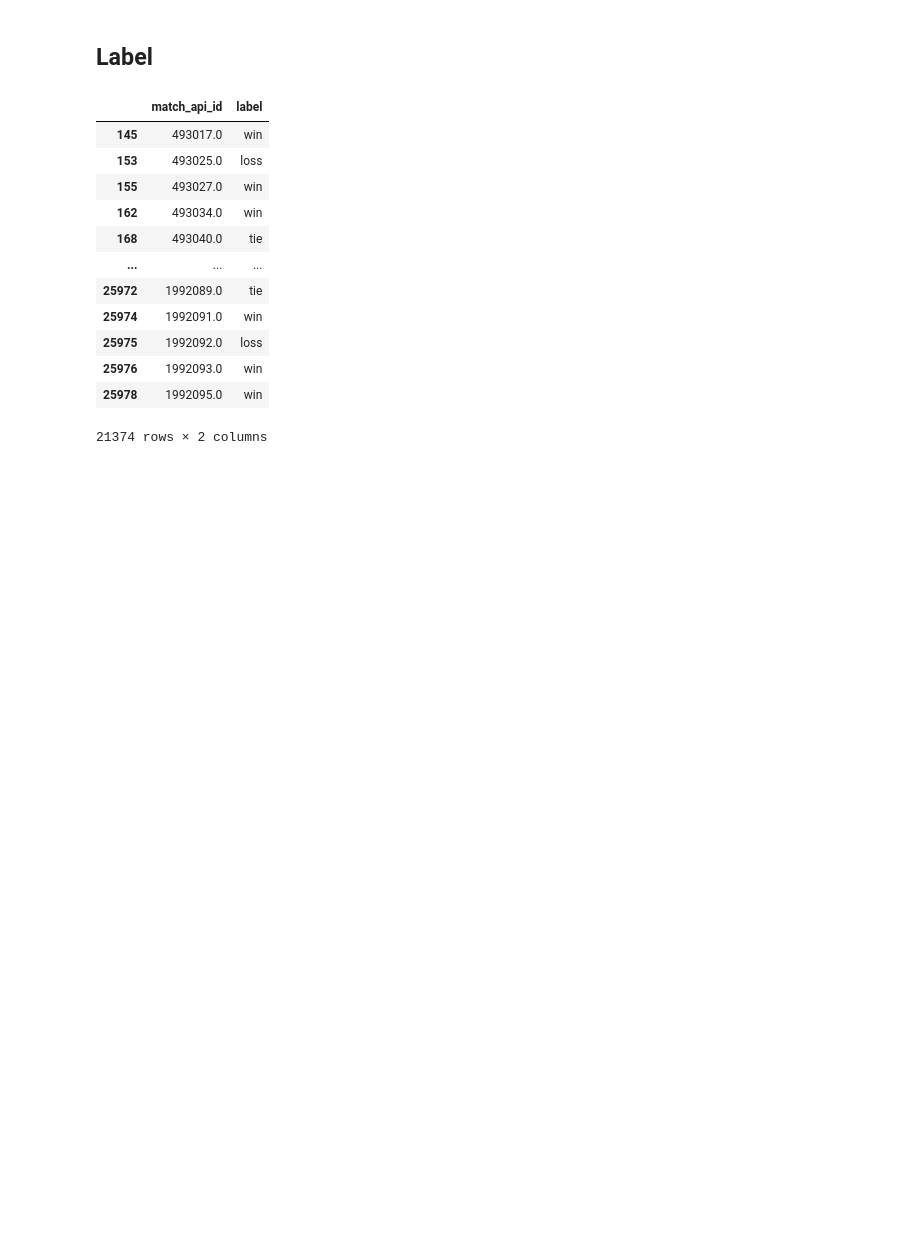
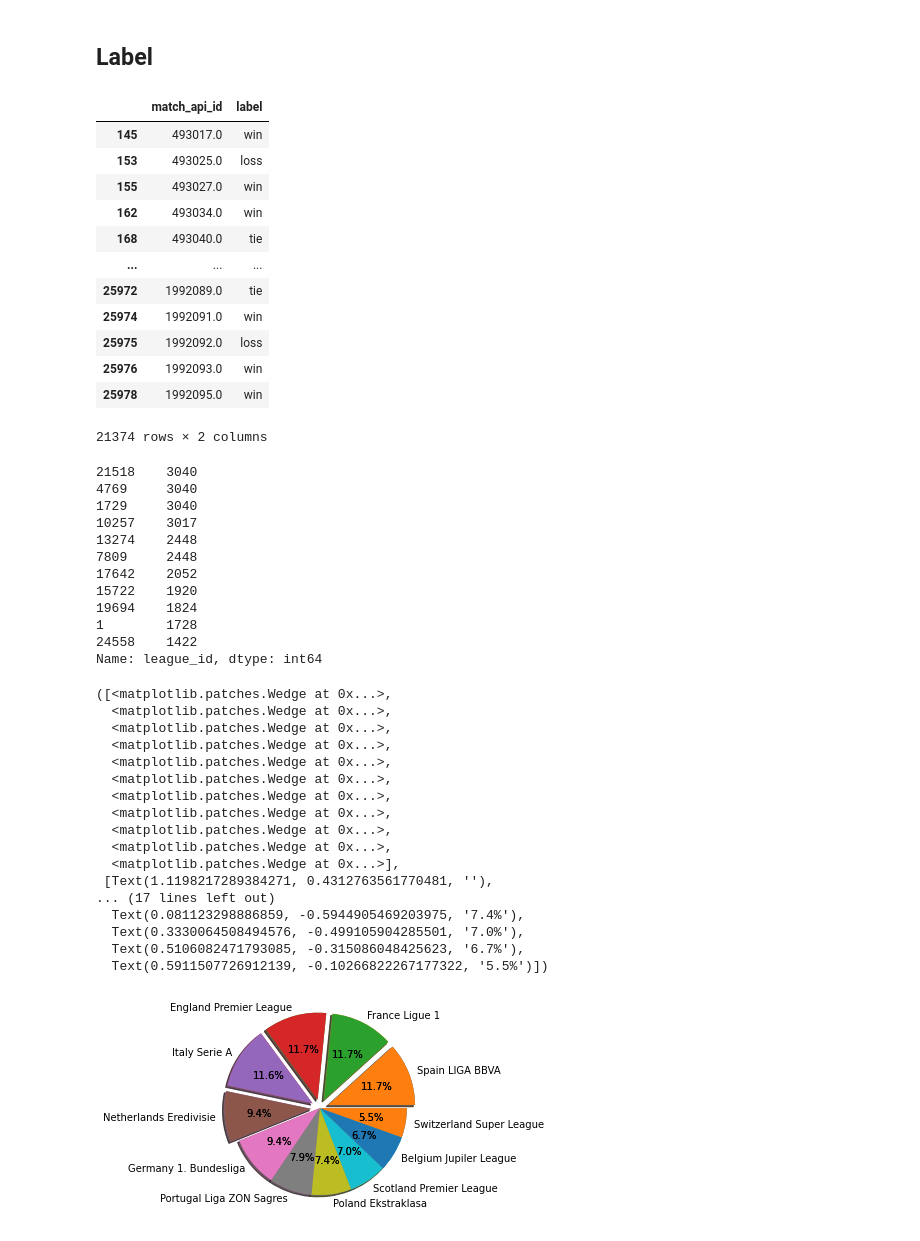
Before and after one commit to yahsiuhsieh/european-soccer, a Jupyter notebook: european_soccer.ipynb, the cells around one changed output. Drawn from its saved outputs; the diff is of its cells as text; code cells hidden in the pictures; blank space fills up the shorter version.

Commit message:
test plot

```diff
--- a/european_soccer.ipynb
+++ b/european_soccer.ipynb
@@ -206,3 +203,49 @@ labels
 | 25976 | 1992093.0 | win |
 | 25978 | 1992095.0 | win |
 21374 rows × 2 columns
+# %%
+df_match = pd.read_sql("SELECT * FROM Match", data)
+pie_match=df_match['league_id'].value_counts()#ndarray
+dict_pie_match=dict(pie_match)
+print(pie_match)
+df_league_name=pd.read_sql("SELECT id,name FROM League", data)
+list_label=["Spain LIGA BBVA","France Ligue 1","England Premier League",\
+            "Italy Serie A","Netherlands Eredivisie","Germany 1. Bundesliga",\
+            "Portugal Liga ZON Sagres","Poland Ekstraklasa",\
+            "Scotland Premier League","Belgium Jupiler League",\
+            "Switzerland Super League"]
+plt.pie(pie_match,labels=list_label,shadow=True,\
+        explode=(0.1,0.1,0.1,0.1,0.1,0,0,0,0,0,0),autopct="%1.1F%%")
+plt.pie(pie_match,shadow=True,\
+        explode=(0.1,0.1,0.1,0.1,0.1,0,0,0,0,0,0),autopct="%1.1F%%")
+# %% [output]
+21518    3040
+4769     3040
+1729     3040
+10257    3017
+13274    2448
+7809     2448
+17642    2052
+15722    1920
+19694    1824
+1        1728
+24558    1422
+Name: league_id, dtype: int64
+([<matplotlib.patches.Wedge at 0x...>,
+  <matplotlib.patches.Wedge at 0x...>,
+  <matplotlib.patches.Wedge at 0x...>,
+  <matplotlib.patches.Wedge at 0x...>,
+  <matplotlib.patches.Wedge at 0x...>,
+  <matplotlib.patches.Wedge at 0x...>,
+  <matplotlib.patches.Wedge at 0x...>,
+  <matplotlib.patches.Wedge at 0x...>,
+  <matplotlib.patches.Wedge at 0x...>,
+  <matplotlib.patches.Wedge at 0x...>,
+  <matplotlib.patches.Wedge at 0x...>],
+ [Text(1.1198217289384271, 0.4312763561770481, ''),
+... (17 lines left out)
+  Text(0.081123298886859, -0.5944905469203975, '7.4%'),
+  Text(0.3330064508494576, -0.499105904285501, '7.0%'),
+  Text(0.5106082471793085, -0.315086048425623, '6.7%'),
+  Text(0.5911507726912139, -0.10266822267177322, '5.5%')])
+[figure, added]
```
Also changed, not shown: parts of 1 cell of this notebook.
